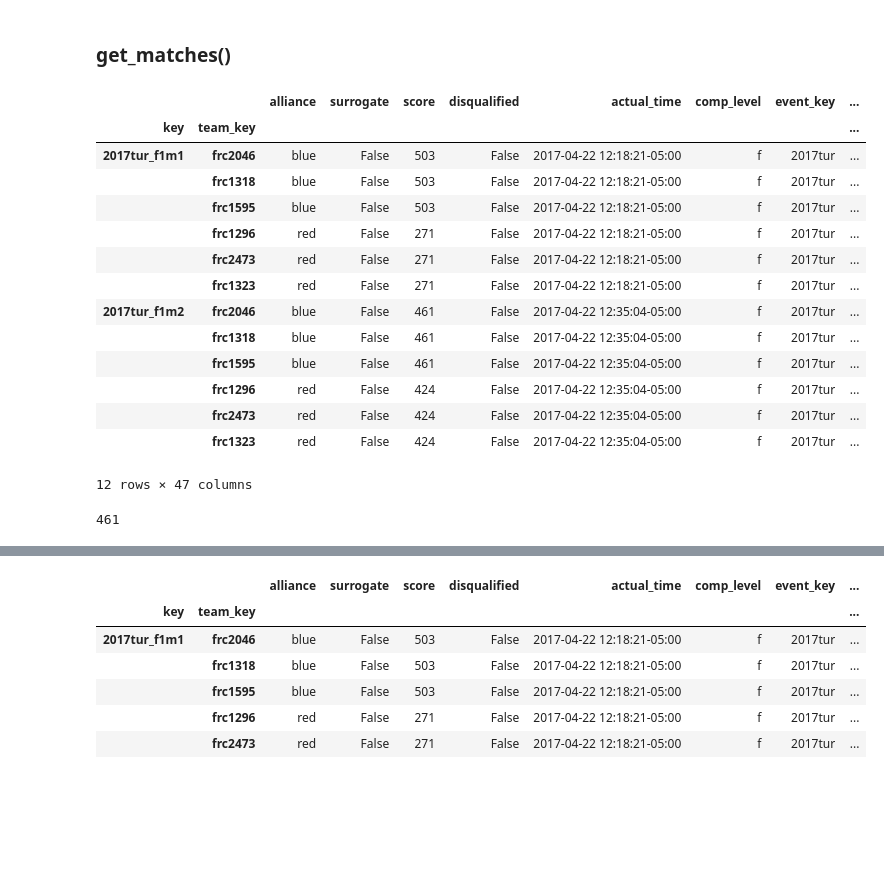
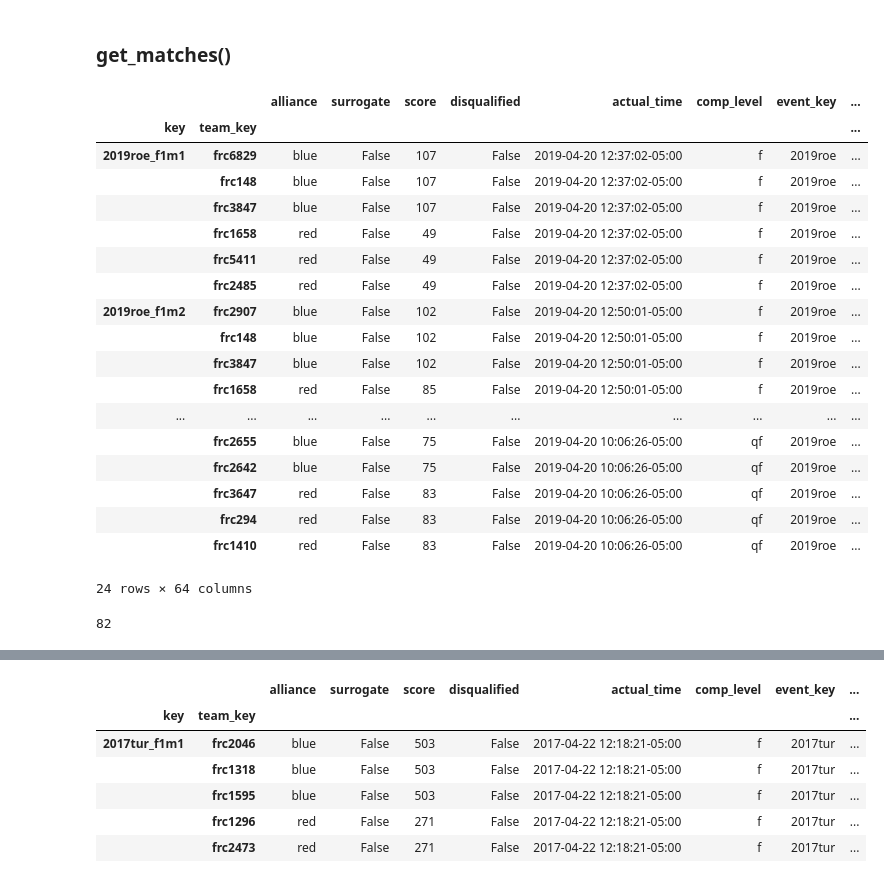
Before and after one commit to irwinsnet-old/tbap, a Jupyter notebook: TBA05 get_matches.ipynb, the cells around one changed output, grey strips where cells are left out. Saved outputs shown, nothing was run; the diff lists cells and outputs as text; code cells hidden in the pictures; blank space fills up the shorter version.

```diff
--- a/TBA05 get_matches.ipynb
+++ b/TBA05 get_matches.ipynb
@@ -15,6 +17,6 @@ import tbap.server as server
 # %%
-key = "6Sx6a2gOyNWwNNTAd9UYBOpWp7MxaNrZgO4CqConwJwwDooKQV3DbZXvnk8TBL7A"
-username = "stacy.k.irwin@gmail.com"
+key = auth.key
+username = auth.username
 sn = api.Session(username, key)
 snj = api.Session(username, key, data_format="json")
 
@@ -24,29 +26,33 @@ pd.options.display.float_format = '{:f}'.format
 ### get_matches()
 # %%
 sn.time_zone = "America/Chicago"
-matches = api.get_matches(sn, "2017tur")
+matches = api.get_matches(sn, "2019roe")
 # %%
-matches.head(12)
+matches.head(24)
 # %% [output]
 |  |  | alliance | surrogate | score | disqualified | actual_time | comp_level | event_key | ... |
 | key | team_key |  |  |  |  |  |  |  | ... |
-| 2017tur_f1m1 | frc2046 | blue | False | 503 | False | 2017-04-22 12:18:21-05:00 | f | 2017tur | ... |
-|  | frc1318 | blue | False | 503 | False | 2017-04-22 12:18:21-05:00 | f | 2017tur | ... |
-|  | frc1595 | blue | False | 503 | False | 2017-04-22 12:18:21-05:00 | f | 2017tur | ... |
-|  | frc1296 | red | False | 271 | False | 2017-04-22 12:18:21-05:00 | f | 2017tur | ... |
-|  | frc2473 | red | False | 271 | False | 2017-04-22 12:18:21-05:00 | f | 2017tur | ... |
-|  | frc1323 | red | False | 271 | False | 2017-04-22 12:18:21-05:00 | f | 2017tur | ... |
-| 2017tur_f1m2 | frc2046 | blue | False | 461 | False | 2017-04-22 12:35:04-05:00 | f | 2017tur | ... |
-|  | frc1318 | blue | False | 461 | False | 2017-04-22 12:35:04-05:00 | f | 2017tur | ... |
-|  | frc1595 | blue | False | 461 | False | 2017-04-22 12:35:04-05:00 | f | 2017tur | ... |
-|  | frc1296 | red | False | 424 | False | 2017-04-22 12:35:04-05:00 | f | 2017tur | ... |
-|  | frc2473 | red | False | 424 | False | 2017-04-22 12:35:04-05:00 | f | 2017tur | ... |
-|  | frc1323 | red | False | 424 | False | 2017-04-22 12:35:04-05:00 | f | 2017tur | ... |
+| 2019roe_f1m1 | frc6829 | blue | False | 107 | False | 2019-04-20 12:37:02-05:00 | f | 2019roe | ... |
+|  | frc148 | blue | False | 107 | False | 2019-04-20 12:37:02-05:00 | f | 2019roe | ... |
+|  | frc3847 | blue | False | 107 | False | 2019-04-20 12:37:02-05:00 | f | 2019roe | ... |
+|  | frc1658 | red | False | 49 | False | 2019-04-20 12:37:02-05:00 | f | 2019roe | ... |
+|  | frc5411 | red | False | 49 | False | 2019-04-20 12:37:02-05:00 | f | 2019roe | ... |
+|  | frc2485 | red | False | 49 | False | 2019-04-20 12:37:02-05:00 | f | 2019roe | ... |
+| 2019roe_f1m2 | frc2907 | blue | False | 102 | False | 2019-04-20 12:50:01-05:00 | f | 2019roe | ... |
+|  | frc148 | blue | False | 102 | False | 2019-04-20 12:50:01-05:00 | f | 2019roe | ... |
+|  | frc3847 | blue | False | 102 | False | 2019-04-20 12:50:01-05:00 | f | 2019roe | ... |
+|  | frc1658 | red | False | 85 | False | 2019-04-20 12:50:01-05:00 | f | 2019roe | ... |
+| ... | ... | ... | ... | ... | ... | ... | ... | ... | ... |
+|  | frc2655 | blue | False | 75 | False | 2019-04-20 10:06:26-05:00 | qf | 2019roe | ... |
+|  | frc2642 | blue | False | 75 | False | 2019-04-20 10:06:26-05:00 | qf | 2019roe | ... |
+|  | frc3647 | red | False | 83 | False | 2019-04-20 10:06:26-05:00 | qf | 2019roe | ... |
+|  | frc294 | red | False | 83 | False | 2019-04-20 10:06:26-05:00 | qf | 2019roe | ... |
+|  | frc1410 | red | False | 83 | False | 2019-04-20 10:06:26-05:00 | qf | 2019roe | ... |
-12 rows × 47 columns
+24 rows × 64 columns
 # %%
-matches.loc["2017tur_f1m2"].at["frc1318", "score"]
+matches.loc["2019roe_qf3m1"].at["frc1318", "score"]
 # %% [output]
-461
+82
 # %%
 matches.xs("frc1318", level=1).head()
 # %% [output]
```
Also changed, not shown: parts of 26 cells of this notebook, 10 other files.
